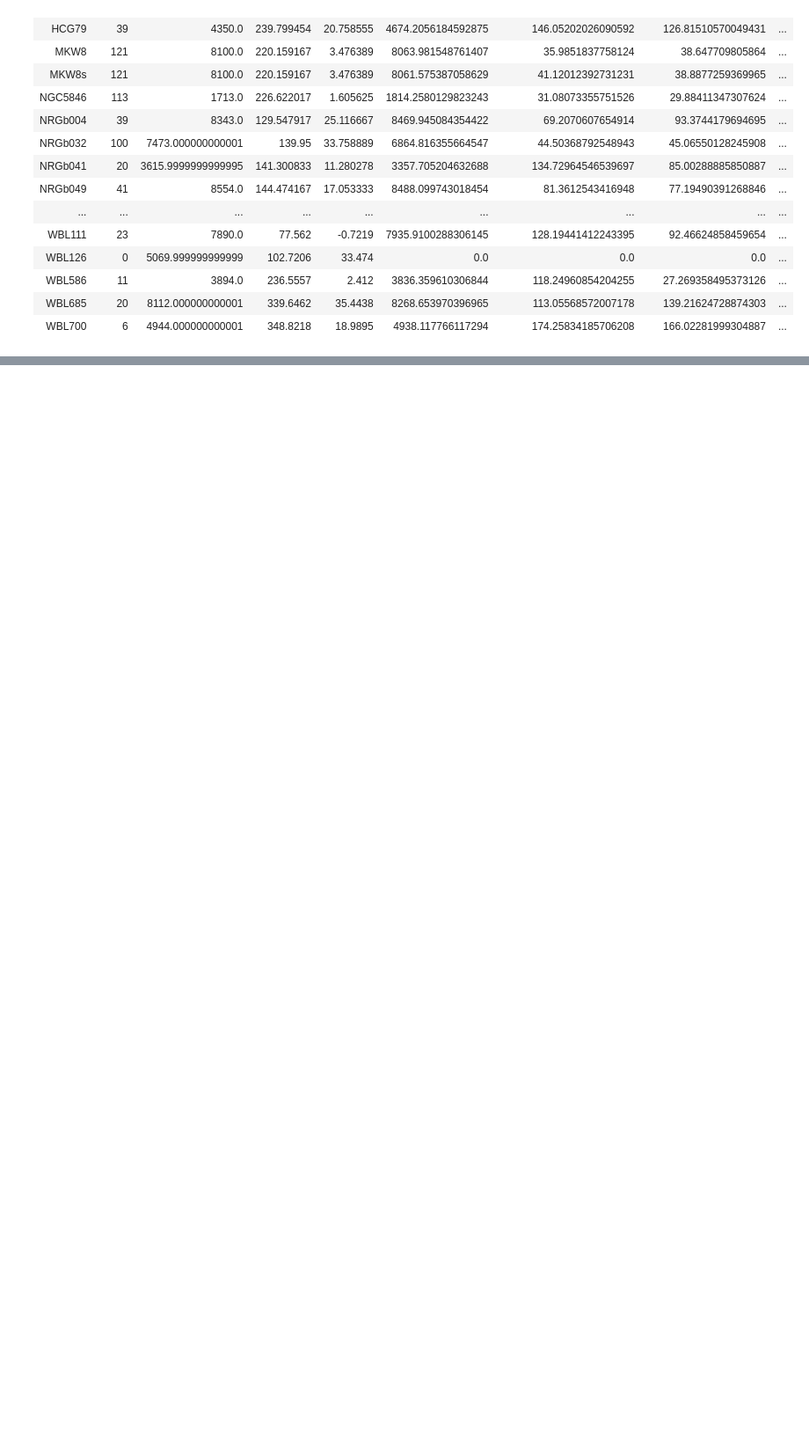
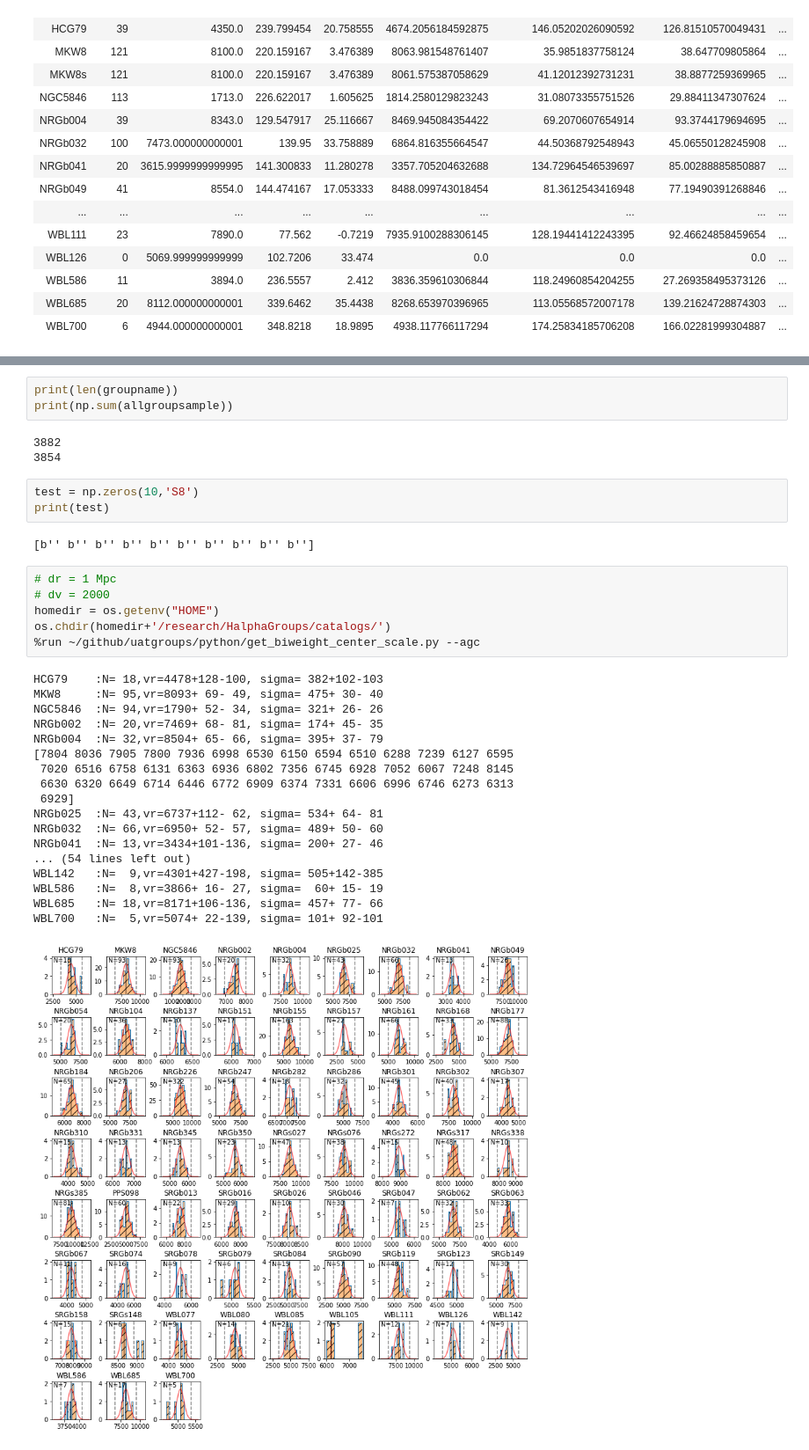
Before and after one commit to rfinn/uatgroups, a Jupyter notebook: notebooks/hagroups-center-scale.ipynb, the cells around one changed output, grey strips where cells are left out. Shown at 88% size. Drawn from its saved outputs; the diff is of its cells as text; blank space fills up the shorter version.

```diff
--- a/notebooks/hagroups-center-scale.ipynb
+++ b/notebooks/hagroups-center-scale.ipynb
@@ -292,0 +326,36 @@ Table length=56
+# %%
+print(len(groupname))
+print(np.sum(allgroupsample))
+# %% [output]
+3882
+3854
+# %%
+test = np.zeros(10,'S8')
+print(test)
+# %% [output]
+[b'' b'' b'' b'' b'' b'' b'' b'' b'' b'']
+# %%
+# dr = 1 Mpc
+# dv = 2000
+homedir = os.getenv("HOME")
+os.chdir(homedir+'/research/HalphaGroups/catalogs/')
+%run ~/github/uatgroups/python/get_biweight_center_scale.py --agc
+# %% [output]
+HCG79    :N= 18,vr=4478+128-100, sigma= 382+102-103
+MKW8     :N= 95,vr=8093+ 69- 49, sigma= 475+ 30- 40
+NGC5846  :N= 94,vr=1790+ 52- 34, sigma= 321+ 26- 26
+NRGb002  :N= 20,vr=7469+ 68- 81, sigma= 174+ 45- 35
+NRGb004  :N= 32,vr=8504+ 65- 66, sigma= 395+ 37- 79
+[7804 8036 7905 7800 7936 6998 6530 6150 6594 6510 6288 7239 6127 6595
+ 7020 6516 6758 6131 6363 6936 6802 7356 6745 6928 7052 6067 7248 8145
+ 6630 6320 6649 6714 6446 6772 6909 6374 7331 6606 6996 6746 6273 6313
+ 6929]
+NRGb025  :N= 43,vr=6737+112- 62, sigma= 534+ 64- 81
+NRGb032  :N= 66,vr=6950+ 52- 57, sigma= 489+ 50- 60
+NRGb041  :N= 13,vr=3434+101-136, sigma= 200+ 27- 46
+... (54 lines left out)
+WBL142   :N=  9,vr=4301+427-198, sigma= 505+142-385
+WBL586   :N=  8,vr=3866+ 16- 27, sigma=  60+ 15- 19
+WBL685   :N= 18,vr=8171+106-136, sigma= 457+ 77- 66
+WBL700   :N=  5,vr=5074+ 22-139, sigma= 101+ 92-101
+[figure, added]
```
Also changed, not shown: parts of 7 cells of this notebook, 1 other file.
